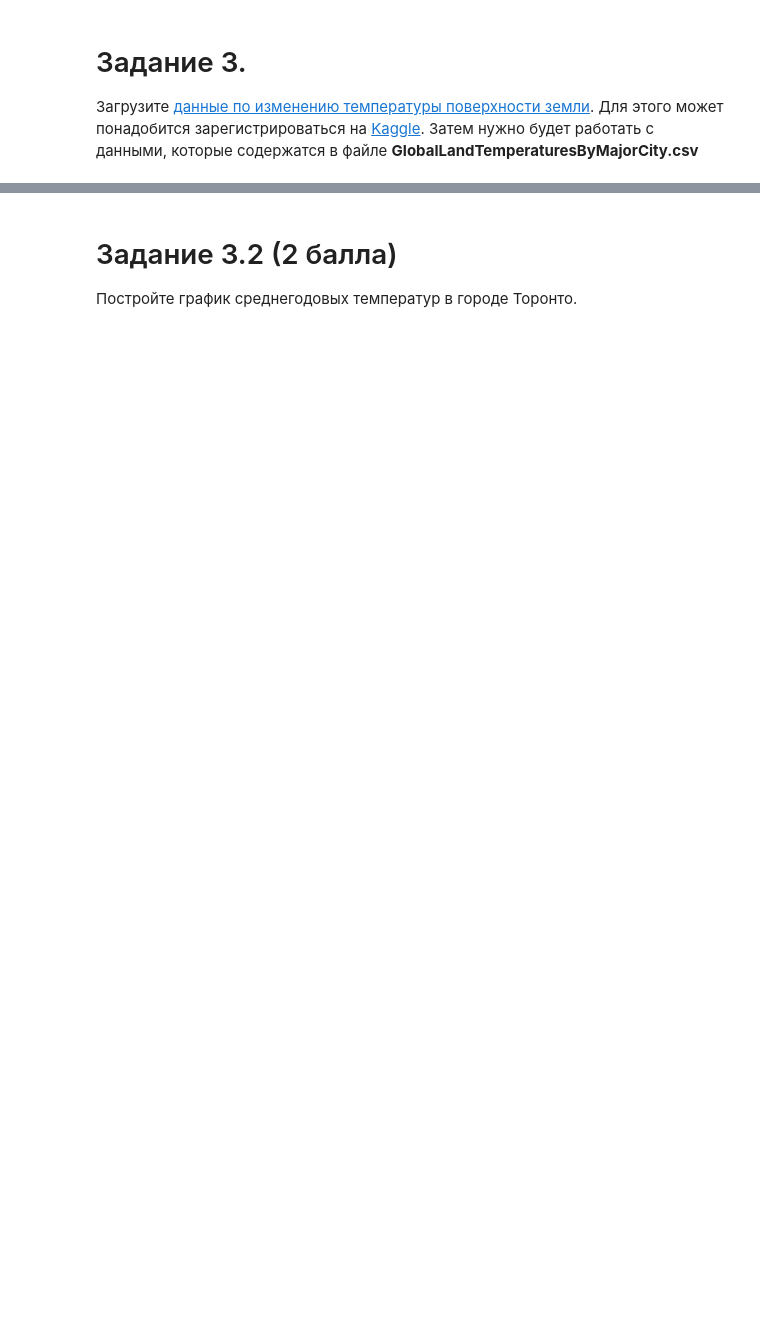
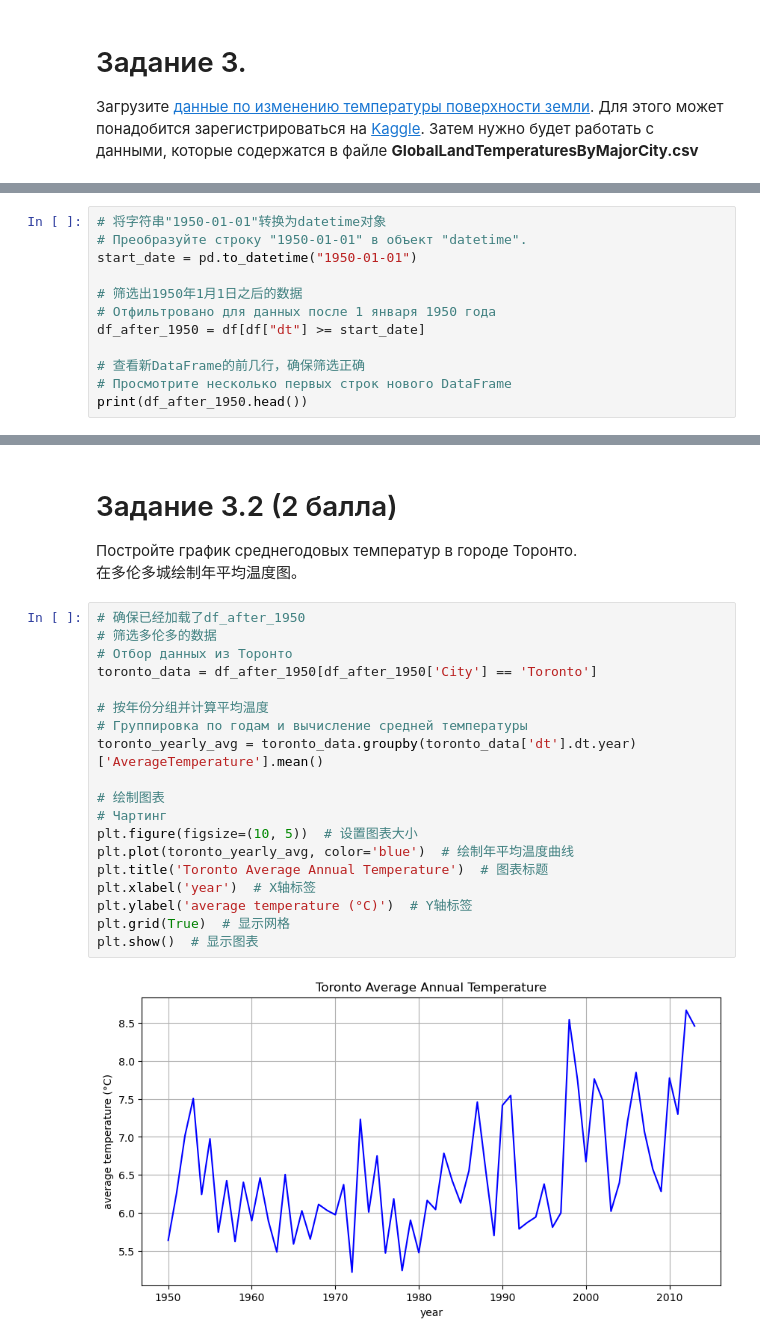
Before and after one commit to yangjiuyue18/python-homework, a Jupyter notebook: tasks/Task_3.ipynb, the cells around one changed output, grey strips where cells are left out. Drawn from its saved outputs; the diff is of its cells as text; blank space fills up the shorter version.

```diff
--- a/tasks/Task_3.ipynb
+++ b/tasks/Task_3.ipynb
@@ -28,0 +30,12 @@ df.head()
+# %%
+# 将字符串"1950-01-01"转换为datetime对象
+# Преобразуйте строку "1950-01-01" в объект "datetime".
+start_date = pd.to_datetime("1950-01-01")
+
+# 筛选出1950年1月1日之后的数据
+# Отфильтровано для данных после 1 января 1950 года
+df_after_1950 = df[df["dt"] >= start_date]
+
+# 查看新DataFrame的前几行，确保筛选正确
+# Просмотрите несколько первых строк нового DataFrame
+print(df_after_1950.head())
@@ -30,6 +57,28 @@ df.head()
 # Задание 3.2 (2 балла)
 
 Постройте график среднегодовых температур в городе Торонто.
+在多伦多城绘制年平均温度图。
+# %%
+# 确保已经加载了df_after_1950
+# 筛选多伦多的数据
+# Отбор данных из Торонто
+toronto_data = df_after_1950[df_after_1950['City'] == 'Toronto']
+
+# 按年份分组并计算平均温度
+# Группировка по годам и вычисление средней температуры
+toronto_yearly_avg = toronto_data.groupby(toronto_data['dt'].dt.year)['AverageTemperature'].mean()
+
+# 绘制图表
+# Чартинг
+plt.figure(figsize=(10, 5))  # 设置图表大小
+plt.plot(toronto_yearly_avg, color='blue')  # 绘制年平均温度曲线
+plt.title('Toronto Average Annual Temperature')  # 图表标题
+plt.xlabel('year')  # X轴标签
+plt.ylabel('average temperature (°C)')  # Y轴标签
+plt.grid(True)  # 显示网格
+plt.show()  # 显示图表
+# %% [output]
+[figure, added]
 # %% [markdown]
 # Задание 3.3 (2 балла)
 
```
Also changed, not shown: parts of 12 cells of this notebook, 2 other files.
